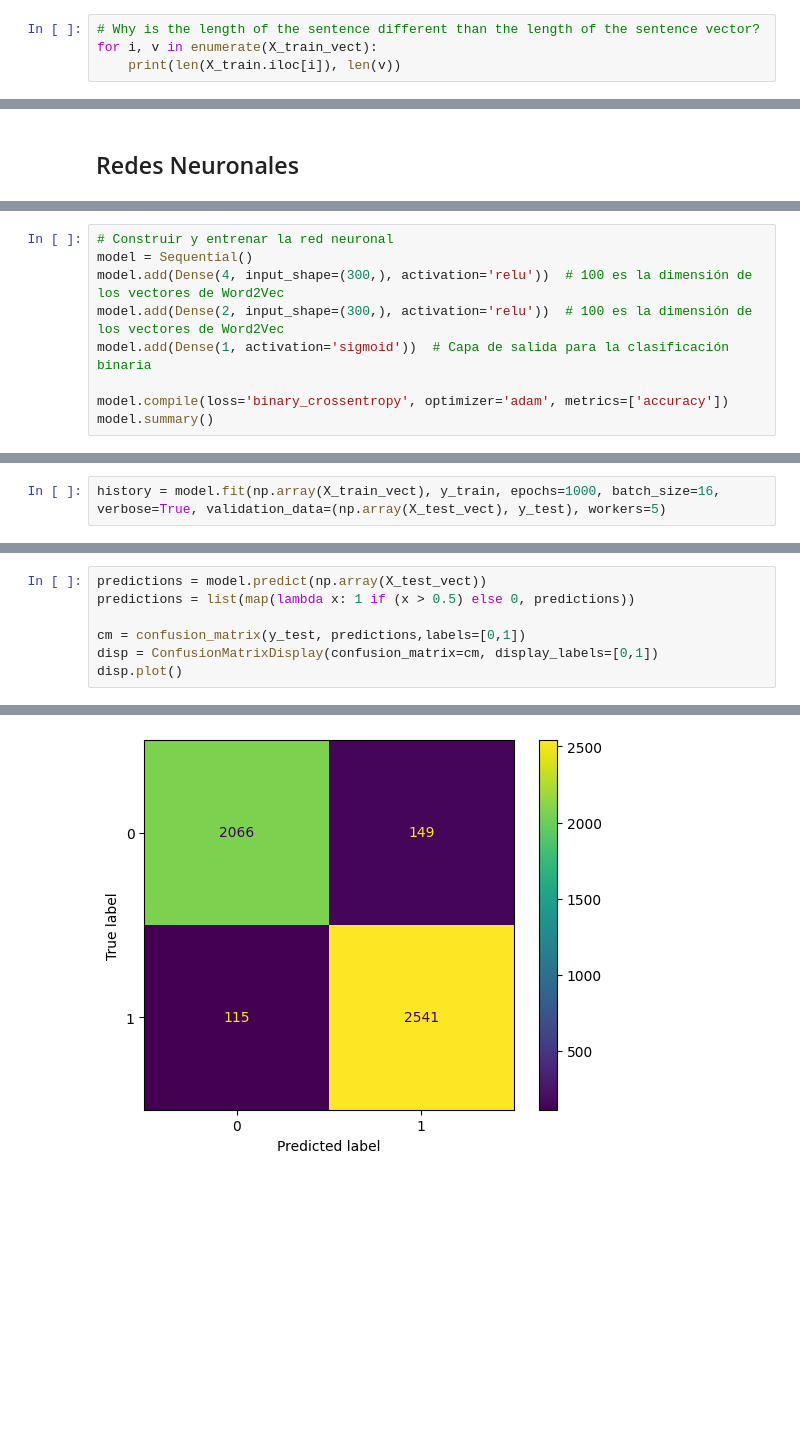
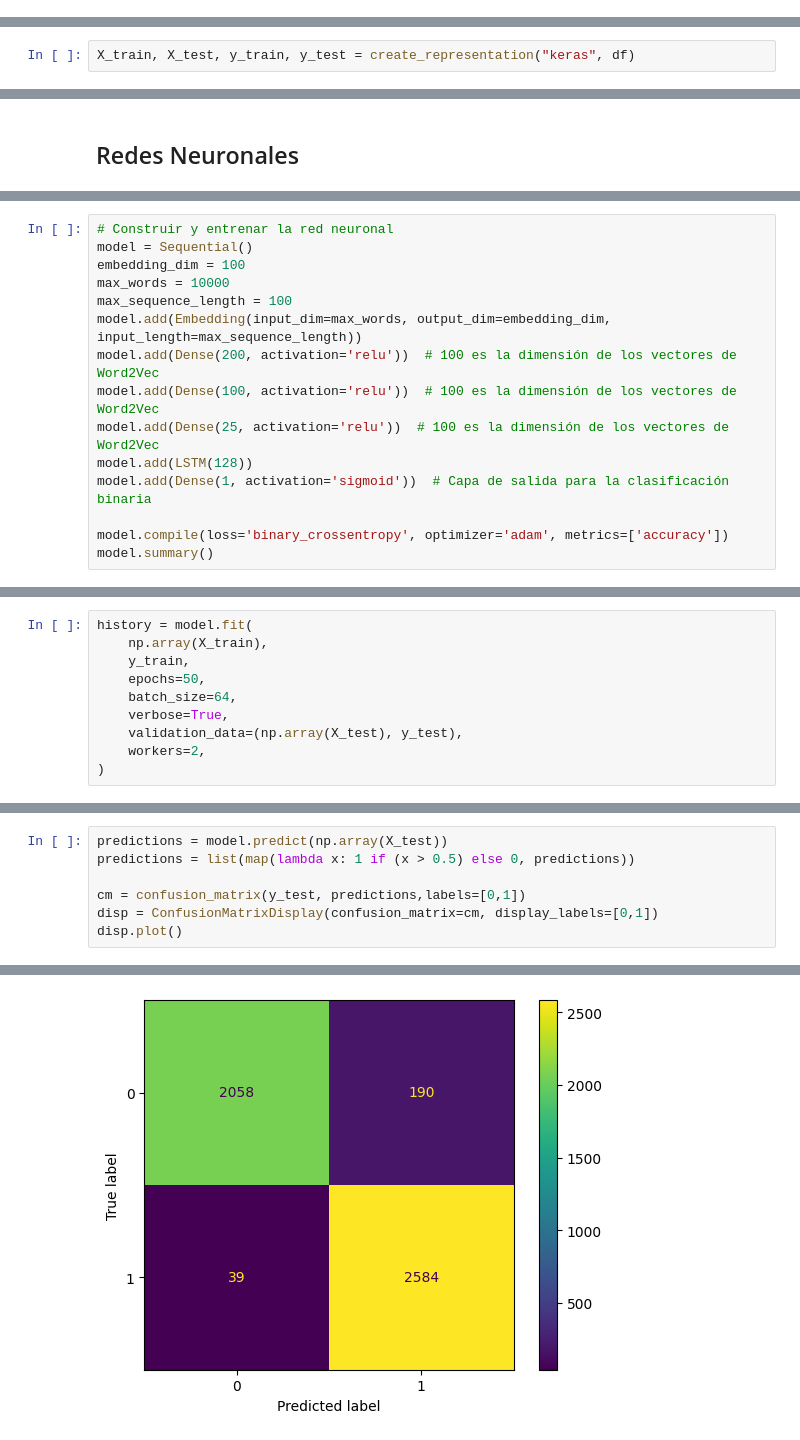
Before and after one commit to LuisFelipePoma/Fake_News_Detector, a Jupyter notebook: src/code.ipynb, the cells around one changed output, grey strips where cells are left out. Cells and saved outputs as stored; diff of their text form; blank space fills up the shorter version.

Commit message:
Keras embedding and word cloud

```diff
--- a/src/code.ipynb
+++ b/src/code.ipynb
@@ -160,4 +152,0 @@ X_train_vect, X_test_vect = padding(X_train_vect, X_test_vect,method="2d")
-# %%
-# Why is the length of the sentence different than the length of the sentence vector?
-for i, v in enumerate(X_train_vect):
-    print(len(X_train.iloc[i]), len(v))
@@ -182,3 +199,5 @@ for i, v in enumerate(X_train_vect):
+# %%
+X_train, X_test, y_train, y_test = create_representation("keras", df)
 # %% [markdown]
 # Modelating
 # %% [markdown]
@@ -190,8 +209,14 @@ from tensorflow.keras.callbacks import EarlyStopping
 # %%
 # Construir y entrenar la red neuronal
 model = Sequential()
-model.add(Dense(4, input_shape=(300,), activation='relu'))  # 100 es la dimensión de los vectores de Word2Vec
-model.add(Dense(2, input_shape=(300,), activation='relu'))  # 100 es la dimensión de los vectores de Word2Vec
+embedding_dim = 100
+max_words = 10000
+max_sequence_length = 100
+model.add(Embedding(input_dim=max_words, output_dim=embedding_dim, input_length=max_sequence_length))
+model.add(Dense(200, activation='relu'))  # 100 es la dimensión de los vectores de Word2Vec
+model.add(Dense(100, activation='relu'))  # 100 es la dimensión de los vectores de Word2Vec
+model.add(Dense(25, activation='relu'))  # 100 es la dimensión de los vectores de Word2Vec
+model.add(LSTM(128))
 model.add(Dense(1, activation='sigmoid'))  # Capa de salida para la clasificación binaria
 
 model.compile(loss='binary_crossentropy', optimizer='adam', metrics=['accuracy'])
@@ -213,4 +240,12 @@ Trainable params: 1217 (4.75 KB)
 Non-trainable params: 0 (0.00 Byte)
 _________________________________________________________________
 # %%
-history = model.fit(np.array(X_train_vect), y_train, epochs=1000, batch_size=16, verbose=True, validation_data=(np.array(X_test_vect), y_test), workers=5)
+history = model.fit(
+    np.array(X_train),
+    y_train,
+    epochs=50,
+    batch_size=64,
+    verbose=True,
+    validation_data=(np.array(X_test), y_test),
+    workers=2,
+)
@@ -226,5 +281,5 @@ from sklearn.metrics import classification_report, confusion_matrix, accuracy_sc
 # %%
-predictions = model.predict(np.array(X_test_vect))
+predictions = model.predict(np.array(X_test))
 predictions = list(map(lambda x: 1 if (x > 0.5) else 0, predictions))
 
 cm = confusion_matrix(y_test, predictions,labels=[0,1])
@@ -235,5 +290,5 @@ disp.plot()
 <sklearn.metrics._plot.confusion_matrix.ConfusionMatrixDisplay at 0x...>
-[figure, old version]
+[figure, new version]
 # %%
 print(classification_report(y_test, list(predictions), digits=4))
 # %% [output]
```
Also changed, not shown: parts of 43 cells of this notebook.
